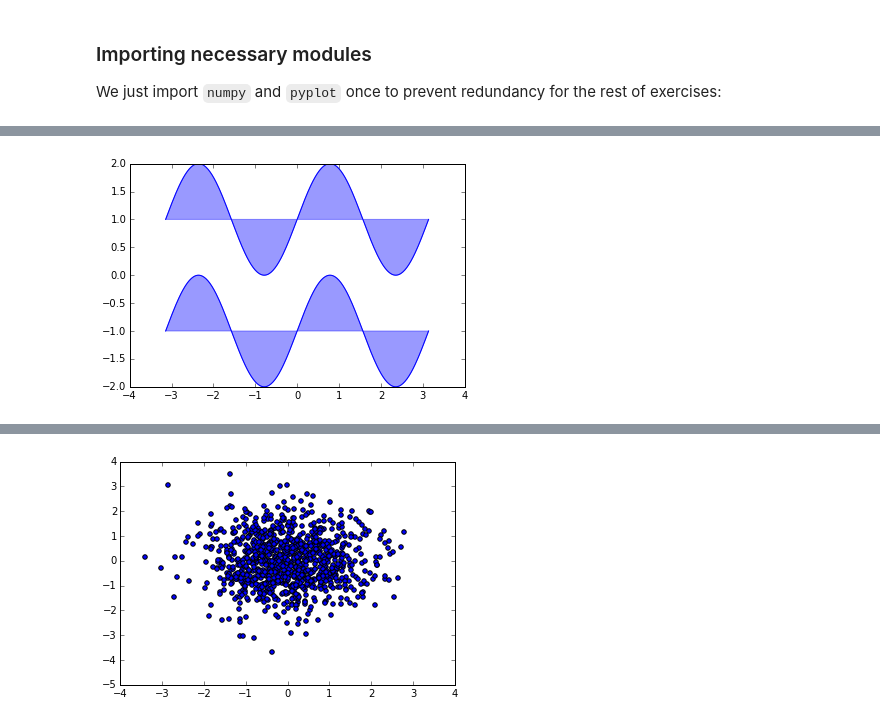
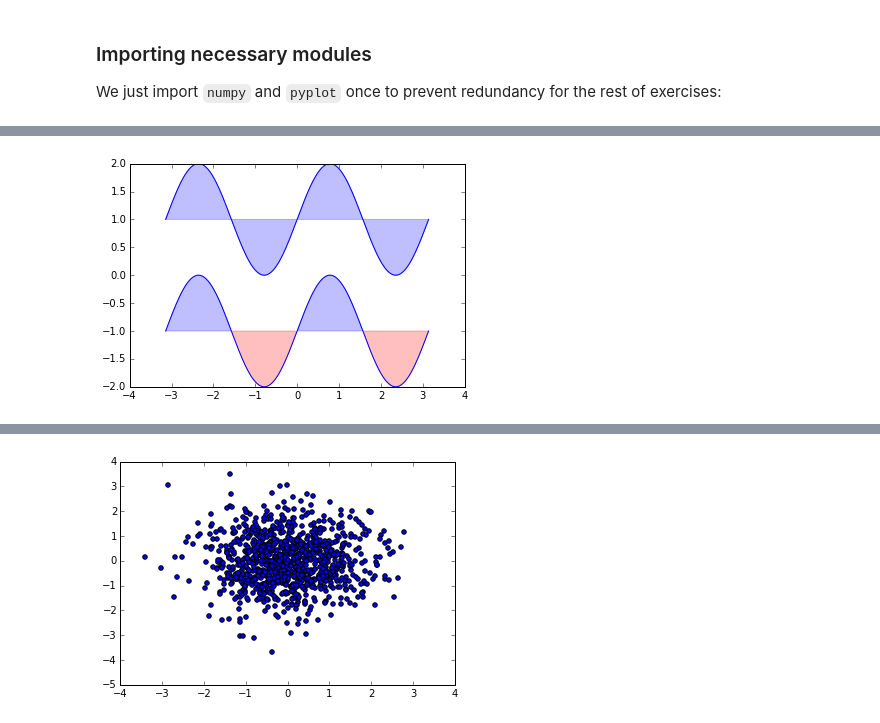
Before and after one commit to Jonathan-Adams2015/csci-2000-personal, a Jupyter notebook: matplotlib/matplotlib_exercises.ipynb, the cells around one changed output, grey strips where cells are left out. Saved outputs shown, nothing was run; the diff lists cells and outputs as text; code cells hidden in the pictures.

```diff
--- a/matplotlib/matplotlib_exercises.ipynb
+++ b/matplotlib/matplotlib_exercises.ipynb
@@ -30,19 +30,18 @@ You need to use the [fill_between](http://matplotlib.sourceforge.net/api/pyplot_
 # %%
 n = 256
 X = np.linspace(-np.pi,np.pi,n,endpoint=True)
 Y = np.sin(2*X)
 
 range = np.array([-2,-1])
 
 plt.plot (X, Y+1, color='blue', alpha=1.00)
-plt.fill_between(X,Y+1,1, color='blue', alpha = '0.4')
+plt.fill_between(X,Y+1,1, color='blue', alpha = 0.25)
 plt.plot (X, Y-1, color='blue', alpha=1.00)
-plt.fill_between(X,Y-1,-1, color='blue', alpha =0.4)
+plt.fill_between(X,Y-1,-1,(Y-1)>-1, color='blue', alpha =0.25)
+plt.fill_between(X,Y-1,-1,(Y-1)<-1, color='red', alpha =0.25)
 plt.show()
-
-#Can't fill between bounds
 # %% [output]
-[figure, old version]
+[figure, new version]
 # %% [markdown]
 ## Scatter Plot
 
```
Also changed, not shown: parts of 8 cells of this notebook, 7 other files.
